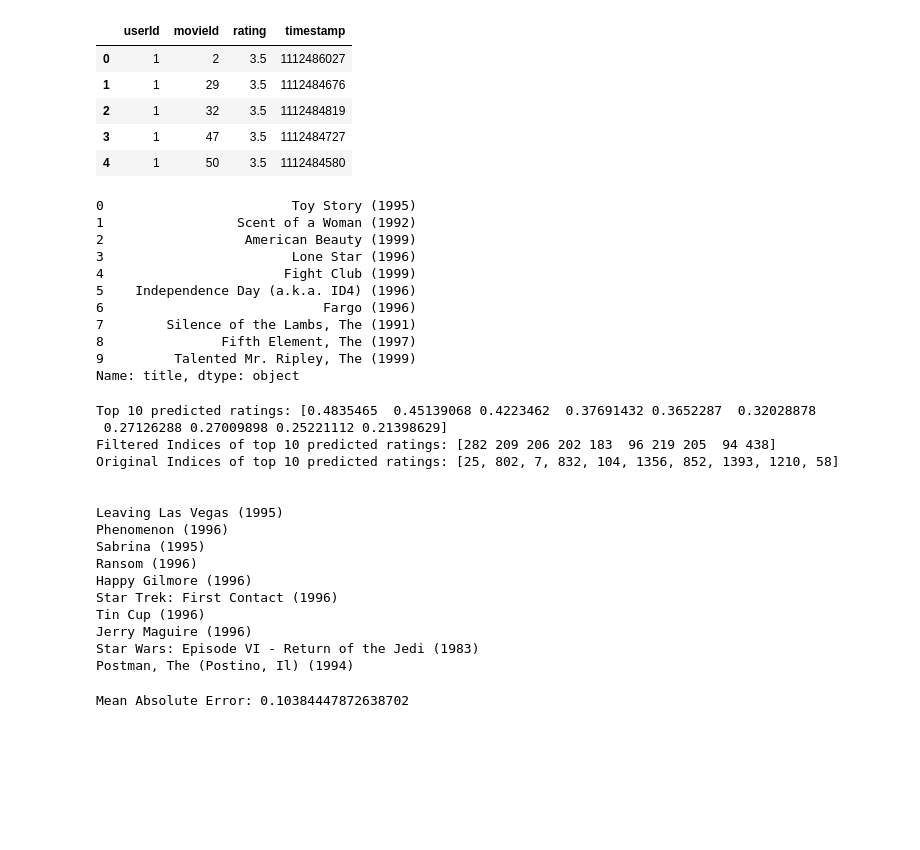
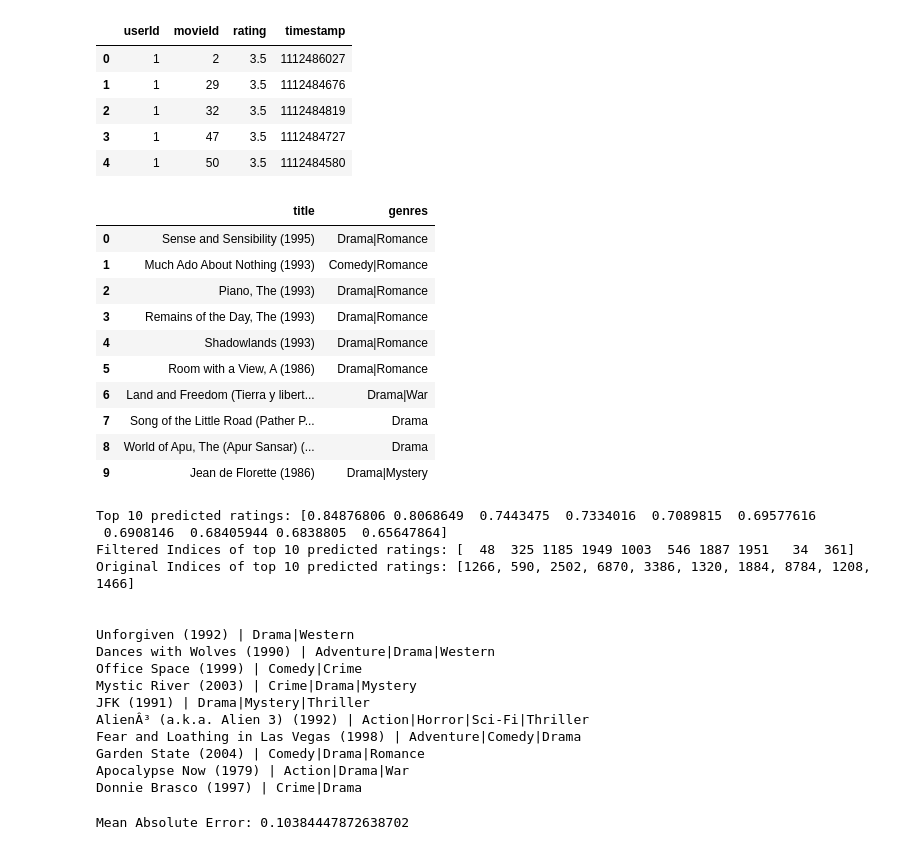
Before and after one commit to aurogail/Movie_Reco, a Jupyter notebook: notebooks/collab_filtering.ipynb, the cells around one changed output. Drawn from its saved outputs; the diff is of its cells as text; code cells hidden in the pictures; blank space fills up the shorter version.

```diff
--- a/notebooks/collab_filtering.ipynb
+++ b/notebooks/collab_filtering.ipynb
@@ -543,7 +532,7 @@ def get_top10(userId):
     top_movies = sorted_df.head(10)
     top_movies = top_movies.merge(movies, on = "movieId", how = "left")
 
-    return top_movies['title']
+    return top_movies[['title', 'genres']]
 # %%
 def get_recommendations(userId):
 
@@ -575,36 +564,36 @@ def get_recommendations(userId):
 # %%
-get_top10(124)
+get_top10(122)
 # %% [output]
-0                        Toy Story (1995)
-1                 Scent of a Woman (1992)
-2                  American Beauty (1999)
-3                        Lone Star (1996)
-4                       Fight Club (1999)
-5    Independence Day (a.k.a. ID4) (1996)
-6                            Fargo (1996)
-7        Silence of the Lambs, The (1991)
-8               Fifth Element, The (1997)
-9         Talented Mr. Ripley, The (1999)
-Name: title, dtype: object
+|  | title | genres |
+| 0 | Sense and Sensibility (1995) | Drama|Romance |
+| 1 | Much Ado About Nothing (1993) | Comedy|Romance |
+| 2 | Piano, The (1993) | Drama|Romance |
+| 3 | Remains of the Day, The (1993) | Drama|Romance |
+| 4 | Shadowlands (1993) | Drama|Romance |
+| 5 | Room with a View, A (1986) | Drama|Romance |
+| 6 | Land and Freedom (Tierra y libert... | Drama|War |
+| 7 | Song of the Little Road (Pather P... | Drama |
+| 8 | World of Apu, The (Apur Sansar) (... | Drama |
+| 9 | Jean de Florette (1986) | Drama|Mystery |
 # %%
-get_recommendations(124)
+get_recommendations(122)
 # %% [output]
-Top 10 predicted ratings: [0.4835465  0.45139068 0.4223462  0.37691432 0.3652287  0.32028878
- 0.27126288 0.27009898 0.25221112 0.21398629]
-Filtered Indices of top 10 predicted ratings: [282 209 206 202 183  96 219 205  94 438]
-Original Indices of top 10 predicted ratings: [25, 802, 7, 832, 104, 1356, 852, 1393, 1210, 58]
+Top 10 predicted ratings: [0.84876806 0.8068649  0.7443475  0.7334016  0.7089815  0.69577616
+ 0.6908146  0.68405944 0.6838805  0.65647864]
+Filtered Indices of top 10 predicted ratings: [  48  325 1185 1949 1003  546 1887 1951   34  361]
+Original Indices of top 10 predicted ratings: [1266, 590, 2502, 6870, 3386, 1320, 1884, 8784, 1208, 1466]
 
 
-Leaving Las Vegas (1995)
-Phenomenon (1996)
-Sabrina (1995)
-Ransom (1996)
-Happy Gilmore (1996)
-Star Trek: First Contact (1996)
-Tin Cup (1996)
-Jerry Maguire (1996)
-Star Wars: Episode VI - Return of the Jedi (1983)
-Postman, The (Postino, Il) (1994)
+Unforgiven (1992) | Drama|Western
+Dances with Wolves (1990) | Adventure|Drama|Western
+Office Space (1999) | Comedy|Crime
+Mystic River (2003) | Crime|Drama|Mystery
+JFK (1991) | Drama|Mystery|Thriller
+AlienÂ³ (a.k.a. Alien 3) (1992) | Action|Horror|Sci-Fi|Thriller
+Fear and Loathing in Las Vegas (1998) | Adventure|Comedy|Drama
+Garden State (2004) | Comedy|Drama|Romance
+Apocalypse Now (1979) | Action|Drama|War
+Donnie Brasco (1997) | Crime|Drama
 # %%
 # Calculate MAE
 mae = mean_absolute_error(dense_ratings, predicted_ratings_matrix)
```
Also changed, not shown: parts of 8 cells of this notebook.
